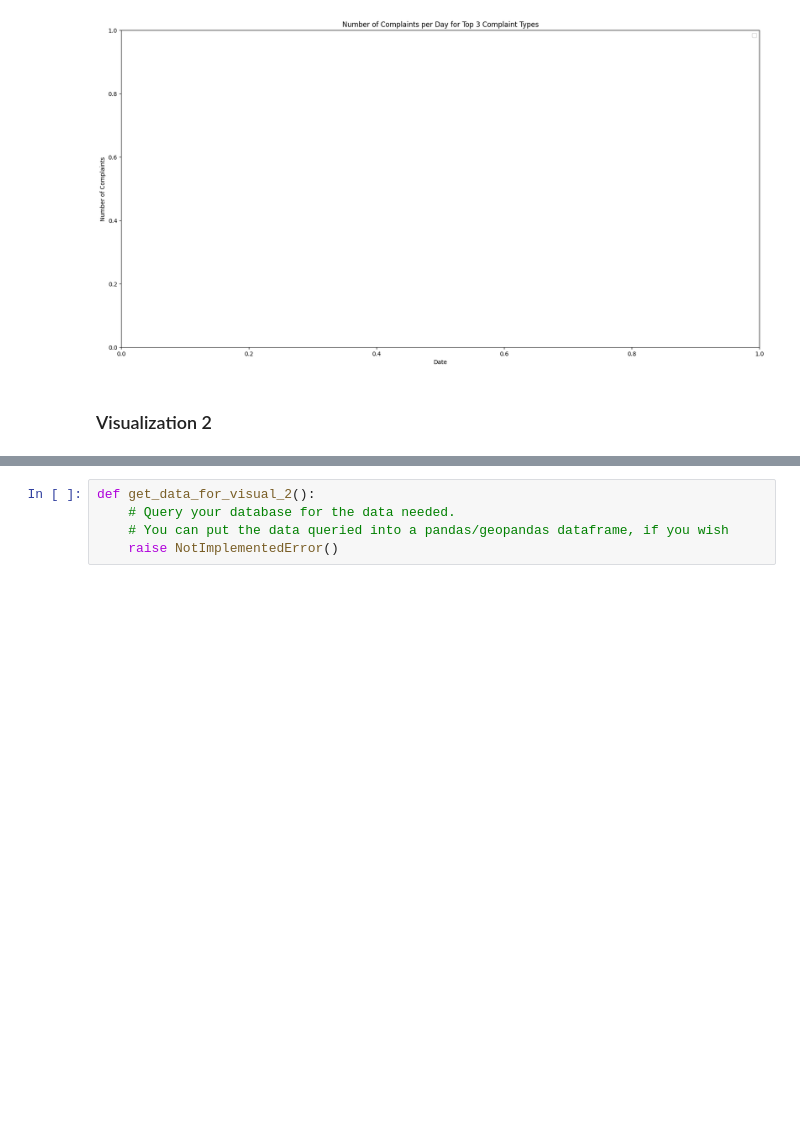
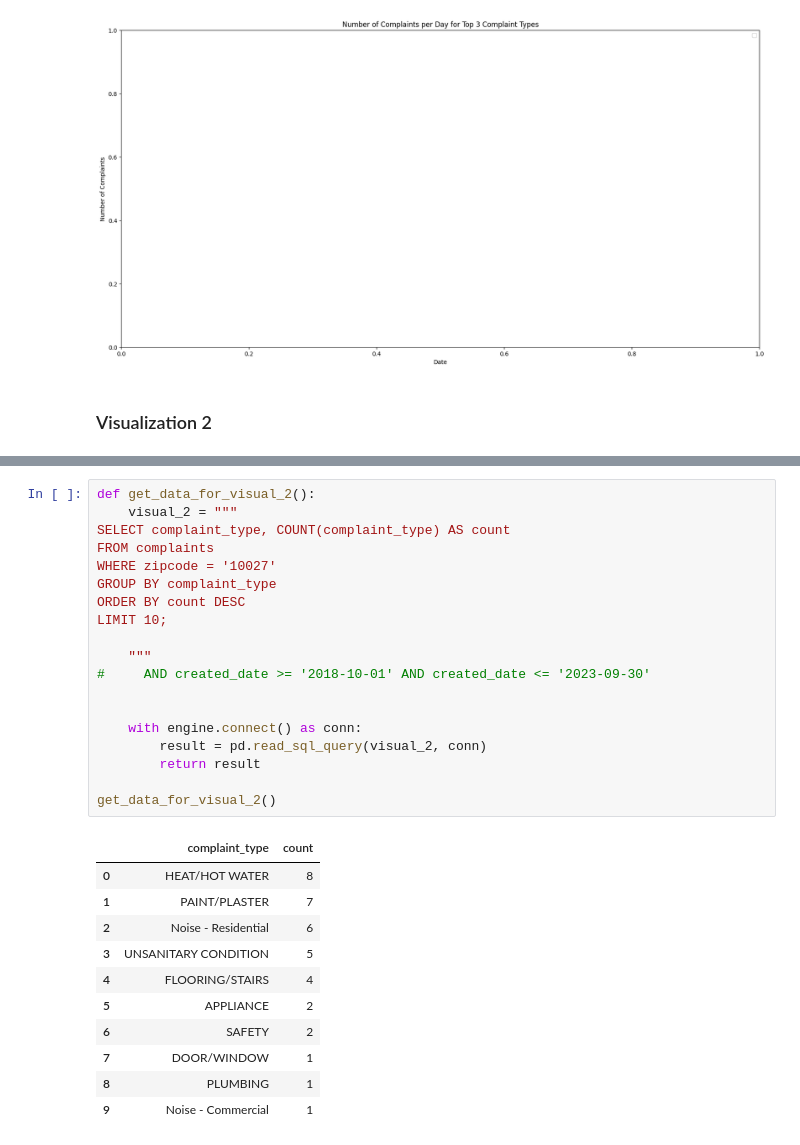
Before and after one commit to JiYu-Ella/Final_Project, a Jupyter notebook: Project Template.ipynb, the cells around one changed output, grey strips where cells are left out. Saved outputs shown, nothing was run; the diff lists cells and outputs as text; blank space fills up the shorter version.

```diff
--- a/Project Template.ipynb
+++ b/Project Template.ipynb
@@ -837,8 +848,34 @@ def plot_visual_2(dataframe):
     plt.show()
 # %%
 def get_data_for_visual_2():
-    # Query your database for the data needed.
-    # You can put the data queried into a pandas/geopandas dataframe, if you wish
-    raise NotImplementedError()
+    visual_2 = """
+SELECT complaint_type, COUNT(complaint_type) AS count
+FROM complaints
+WHERE zipcode = '10027'
+GROUP BY complaint_type
+ORDER BY count DESC
+LIMIT 10;
+
+    """
+#     AND created_date >= '2018-10-01' AND created_date <= '2023-09-30'
+
+
+    with engine.connect() as conn:
+        result = pd.read_sql_query(visual_2, conn)
+        return result
+
+get_data_for_visual_2()
+# %% [output]
+|  | complaint_type | count |
+| 0 | HEAT/HOT WATER | 8 |
+| 1 | PAINT/PLASTER | 7 |
+| 2 | Noise - Residential | 6 |
+| 3 | UNSANITARY CONDITION | 5 |
+| 4 | FLOORING/STAIRS | 4 |
+| 5 | APPLIANCE | 2 |
+| 6 | SAFETY | 2 |
+| 7 | DOOR/WINDOW | 1 |
+| 8 | PLUMBING | 1 |
+| 9 | Noise - Commercial | 1 |
 # %%
 some_dataframe = get_data_for_visual_2()
```
Also changed, not shown: parts of 14 cells of this notebook.
